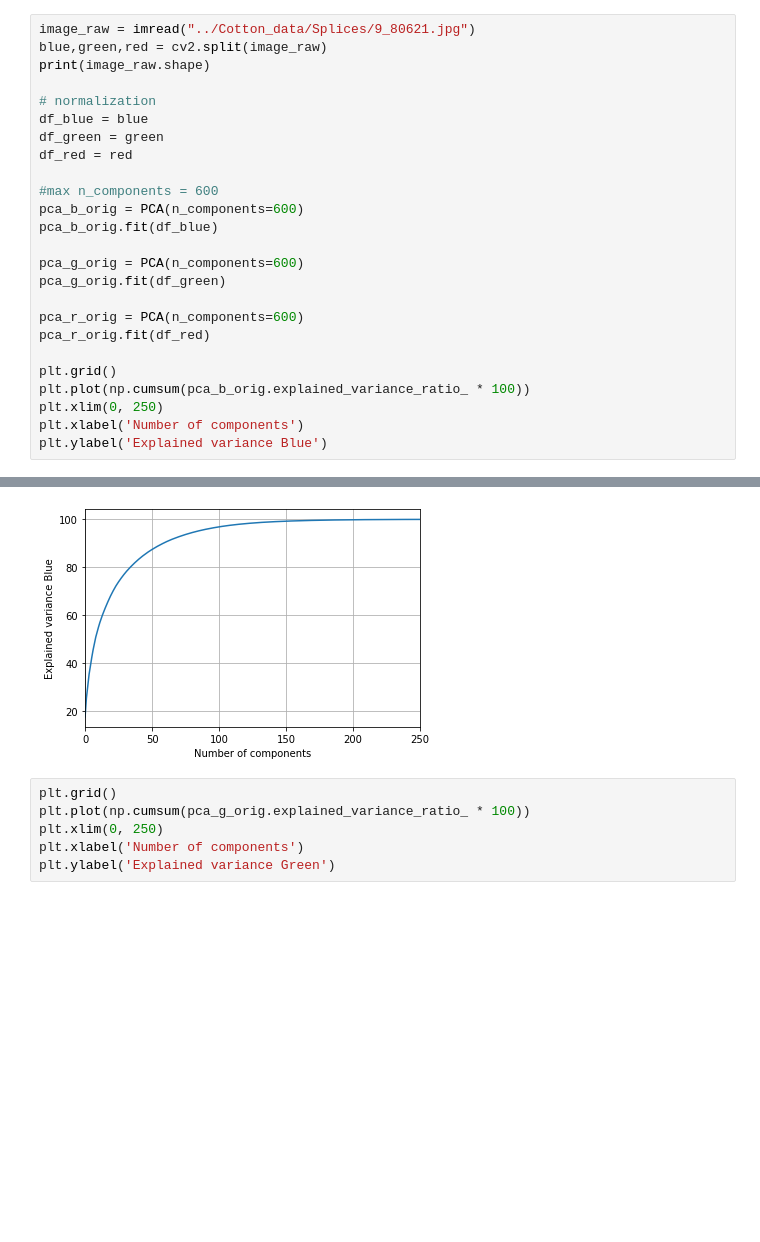
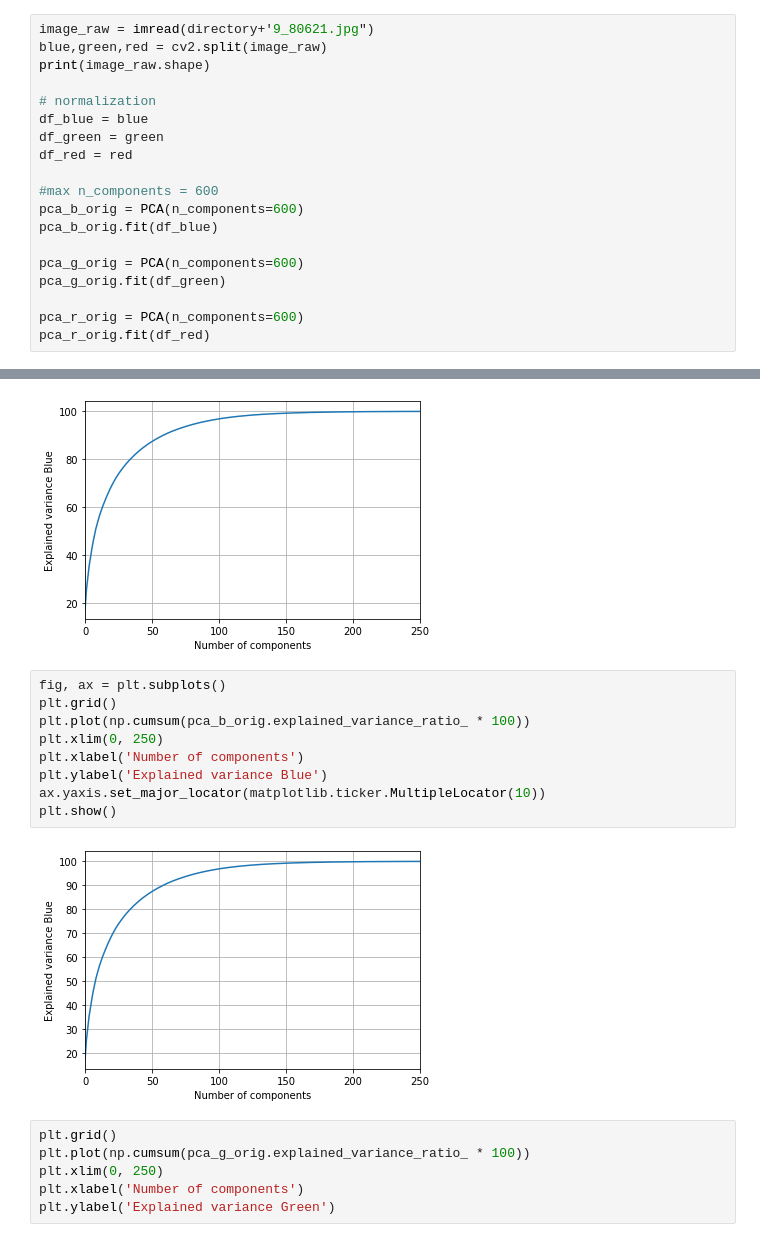
Before and after one commit to amandaissac/NIFAFACT_PCA, a Jupyter notebook: pca_splices.ipynb, the cells around one changed output, grey strips where cells are left out. Cells and saved outputs as stored; diff of their text form; blank space fills up the shorter version.

```diff
--- a/pca_splices.ipynb
+++ b/pca_splices.ipynb
@@ -127,7 +153,7 @@ splice reconstruction directory size: 1.59 MB (1,673,296 bytes)
 * good news! but why so much lower? both are same dimensions and bit dpeth (24)
 * maybe due to dpi resolution? (144 to 100?)
 # %%
-image_raw = imread("../Cotton_data/Splices/9_80621.jpg")
+image_raw = imread(directory+'9_80621.jpg")
 blue,green,red = cv2.split(image_raw)
 print(image_raw.shape)
 
@@ -145,16 +171,21 @@ pca_g_orig.fit(df_green)
 
 pca_r_orig = PCA(n_components=600)
 pca_r_orig.fit(df_red)
-
-plt.grid()
-plt.plot(np.cumsum(pca_b_orig.explained_variance_ratio_ * 100))
-plt.xlim(0, 250)
-plt.xlabel('Number of components')
-plt.ylabel('Explained variance Blue')
 # %% [output]
 (600, 2832, 3)
 Text(0, 0.5, 'Explained variance Blue')
 [figure]
+# %%
+fig, ax = plt.subplots()
+plt.grid()
+plt.plot(np.cumsum(pca_b_orig.explained_variance_ratio_ * 100))
+plt.xlim(0, 250)
+plt.xlabel('Number of components')
+plt.ylabel('Explained variance Blue')
+ax.yaxis.set_major_locator(matplotlib.ticker.MultipleLocator(10))
+plt.show()
+# %% [output]
+[figure, added]
 # %%
 plt.grid()
 plt.plot(np.cumsum(pca_g_orig.explained_variance_ratio_ * 100))
```
Also changed, not shown: parts of 5 cells of this notebook.
